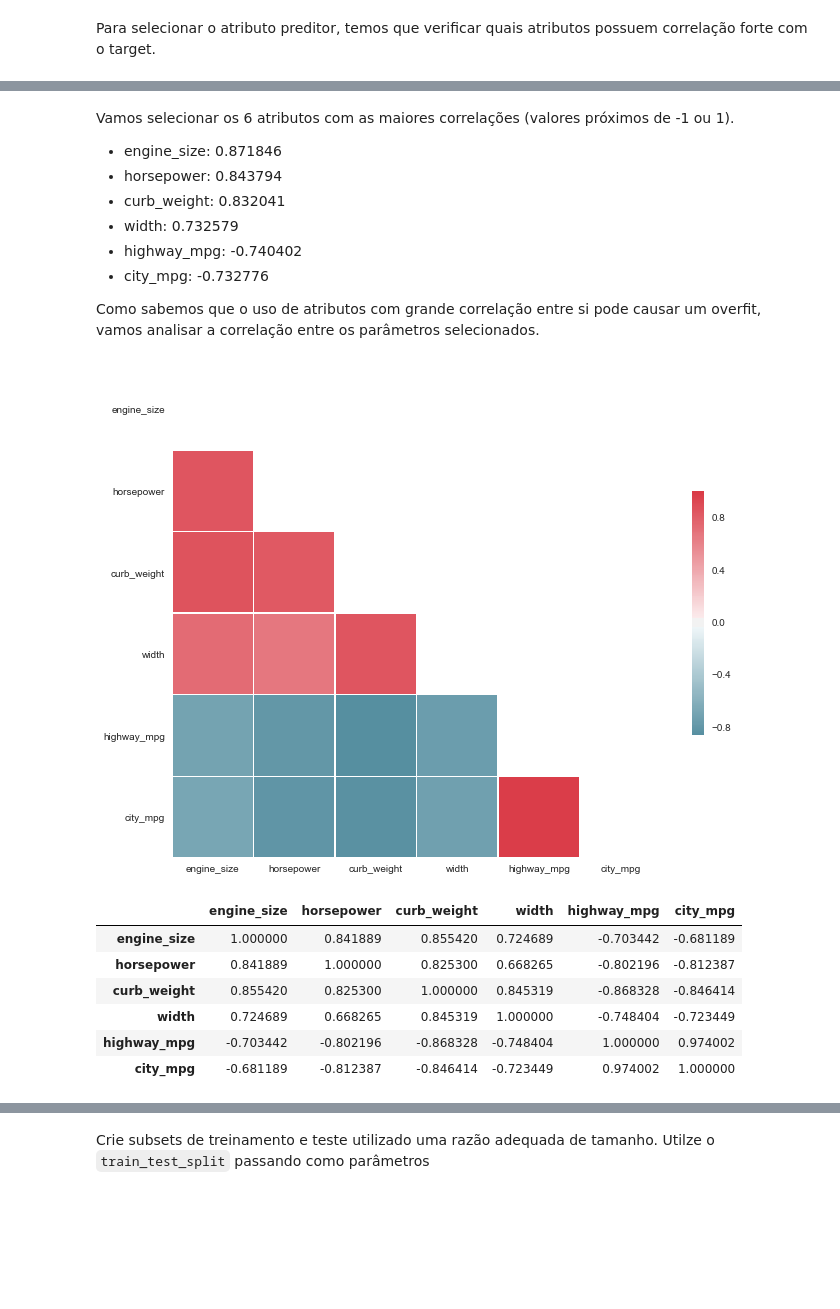
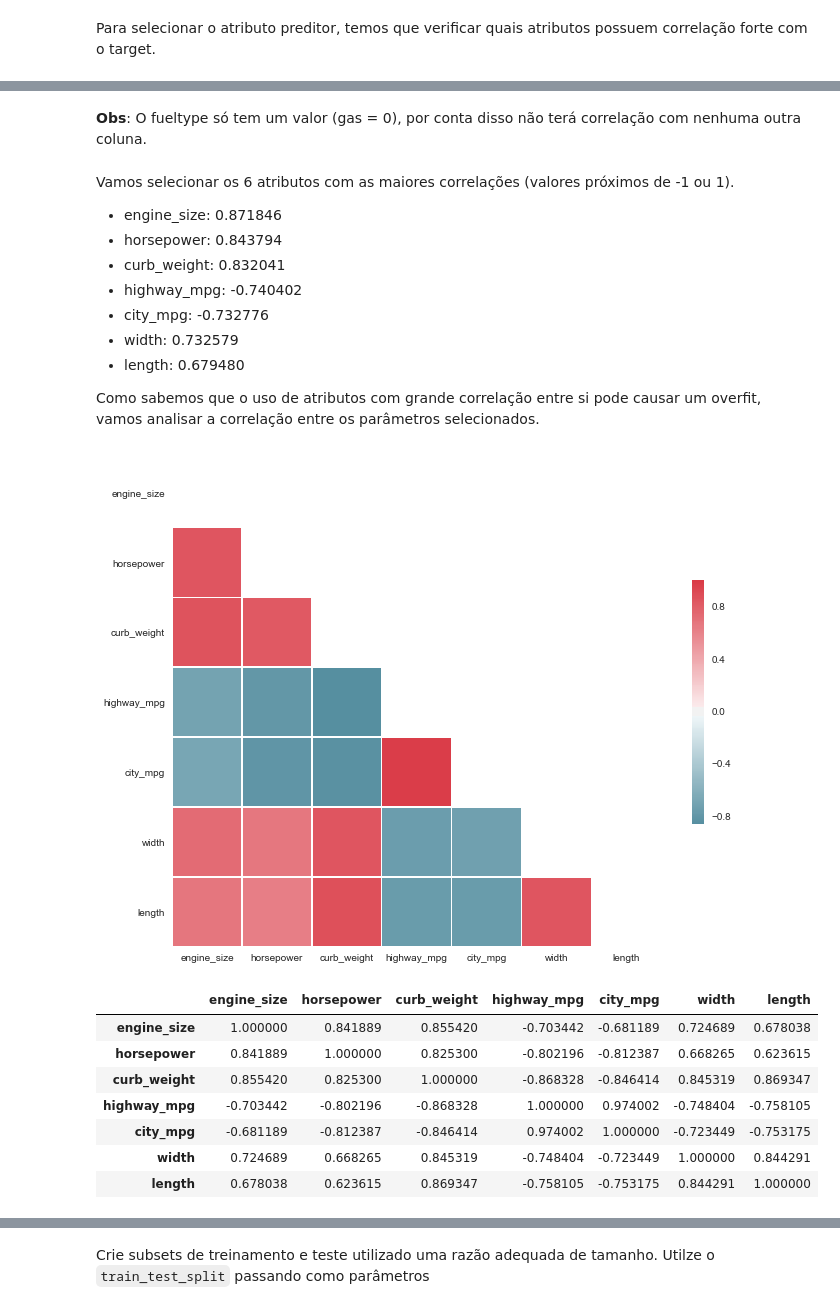
Before and after one commit to vinisimioni/projeto-final-python, a Jupyter notebook: automobile-price-prediction_adriana.ipynb, the cells around one changed output, grey strips where cells are left out. Drawn from its saved outputs; the diff is of its cells as text; code cells hidden in the pictures; blank space fills up the shorter version.

```diff
--- a/automobile-price-prediction_adriana.ipynb
+++ b/automobile-price-prediction_adriana.ipynb
@@ -572,47 +580,51 @@ display(df_sem_nulos_ou_zeros_sem_outliers_categorica_convertida[["price", "driv
+# %% [markdown]
+**Obs**: O fueltype só tem um valor (gas = 0), por conta disso não terá correlação com nenhuma outra coluna.
 # %% [markdown]
 Vamos selecionar os 6 atributos com as maiores correlações (valores próximos de -1 ou 1).
 
  * engine_size:  0.871846
  * horsepower:   0.843794
  * curb_weight:  0.832041
- * width:        0.732579
  * highway_mpg: -0.740402
  * city_mpg:    -0.732776
+ * width:        0.732579
+ * length:       0.679480
 
 Como sabemos que o uso de atributos com grande correlação entre si pode causar um overfit, vamos analisar a correlação entre os parâmetros selecionados.
 # %%
 #IMPLEMENTAR
 
 # Calculo da correlacao
-correlacao = df_sem_nulos_ou_zeros_sem_outliers_categorica_convertida[["engine_size", "horsepower", "curb_weight", "width", "highway_mpg", "city_mpg"]].corr()
+correlacao = df_sem_nulos_ou_zeros_sem_outliers_categorica_convertida[["engine_size", "horsepower", "curb_weight", "highway_mpg", "city_mpg", "width", "length"]].corr()
 
 # Apresentando as correlacoes graficamente
 sns.set(style="white")
 
 ## Generate a mask for the upper triangle
 mask = np.zeros_like(correlacao, dtype=np.bool)
 mask[np.triu_indices_from(mask)] = True
 
 ## Set up the matplotlib figure
 f, ax = plt.subplots(figsize=(11, 9))
 
 ## Generate a custom diverging colormap
 cmap = sns.diverging_palette(220, 10, as_cmap=True)
 
 ## Draw the heatmap with the mask and correct aspect ratio
 df_heatmap = sns.heatmap(correlacao, mask=mask, cmap=cmap, vmax=1.0, center=0,
             square=True, linewidths=.5, cbar_kws={"shrink": .5})
 
 df_heatmap.set_yticklabels(df_heatmap.get_yticklabels(), rotation=0)
 plt.show(df_heatmap)
 
 correlacao
 # %% [output]
-[figure, old version]
+[figure, new version]
-|  | engine_size | horsepower | curb_weight | width | highway_mpg | city_mpg |
-| engine_size | 1.000000 | 0.841889 | 0.855420 | 0.724689 | -0.703442 | -0.681189 |
-| horsepower | 0.841889 | 1.000000 | 0.825300 | 0.668265 | -0.802196 | -0.812387 |
-| curb_weight | 0.855420 | 0.825300 | 1.000000 | 0.845319 | -0.868328 | -0.846414 |
-| width | 0.724689 | 0.668265 | 0.845319 | 1.000000 | -0.748404 | -0.723449 |
-| highway_mpg | -0.703442 | -0.802196 | -0.868328 | -0.748404 | 1.000000 | 0.974002 |
-| city_mpg | -0.681189 | -0.812387 | -0.846414 | -0.723449 | 0.974002 | 1.000000 |
+|  | engine_size | horsepower | curb_weight | highway_mpg | city_mpg | width | length |
+| engine_size | 1.000000 | 0.841889 | 0.855420 | -0.703442 | -0.681189 | 0.724689 | 0.678038 |
+| horsepower | 0.841889 | 1.000000 | 0.825300 | -0.802196 | -0.812387 | 0.668265 | 0.623615 |
+| curb_weight | 0.855420 | 0.825300 | 1.000000 | -0.868328 | -0.846414 | 0.845319 | 0.869347 |
+| highway_mpg | -0.703442 | -0.802196 | -0.868328 | 1.000000 | 0.974002 | -0.748404 | -0.758105 |
+| city_mpg | -0.681189 | -0.812387 | -0.846414 | 0.974002 | 1.000000 | -0.723449 | -0.753175 |
+| width | 0.724689 | 0.668265 | 0.845319 | -0.748404 | -0.723449 | 1.000000 | 0.844291 |
+| length | 0.678038 | 0.623615 | 0.869347 | -0.758105 | -0.753175 | 0.844291 | 1.000000 |
```
Also changed, not shown: parts of 33 cells of this notebook.
